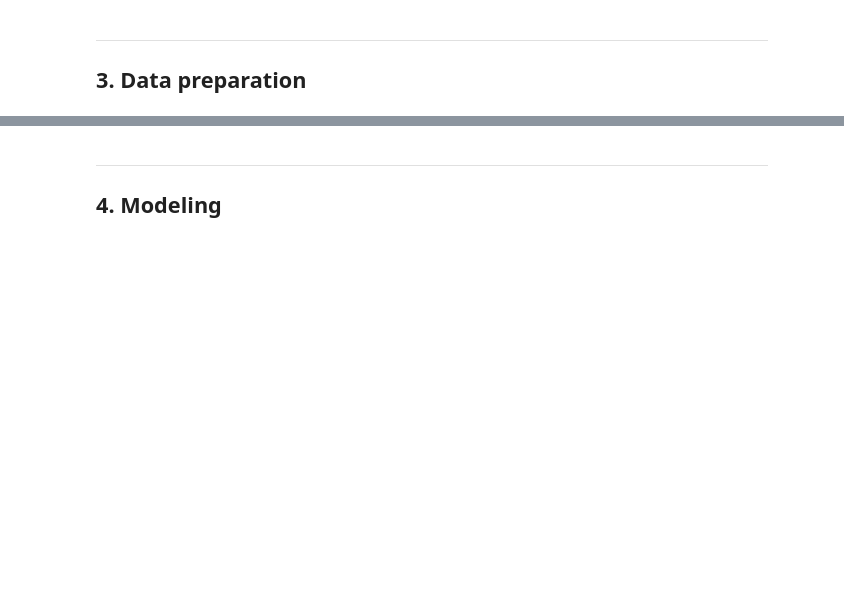
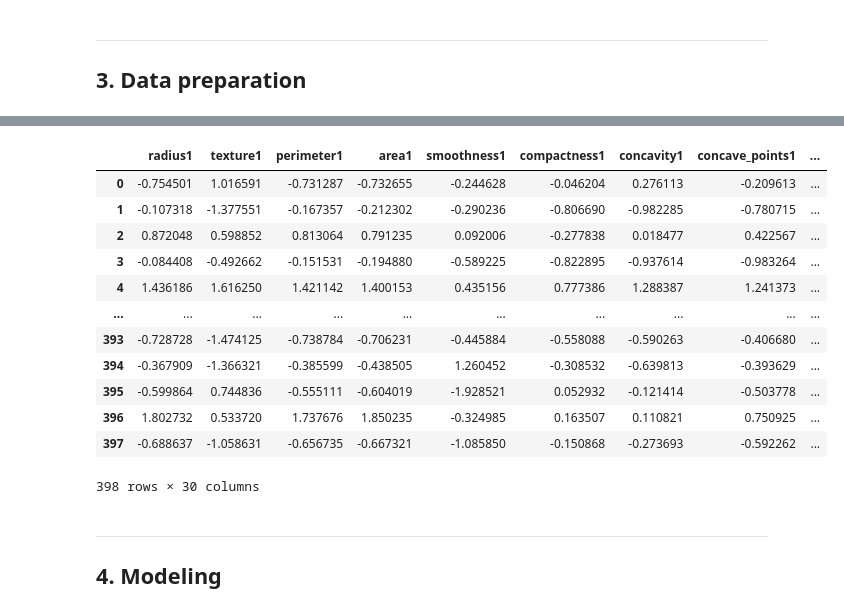
Before and after one commit to mehiis/data-processing-and-machine-learning-metropolia-group7, a Jupyter notebook: assignment-02/Assingment_02.ipynb, the cells around one changed output, grey strips where cells are left out. Saved outputs shown, nothing was run; the diff lists cells and outputs as text; code cells hidden in the pictures; blank space fills up the shorter version.

```diff
--- a/assignment-02/Assingment_02.ipynb
+++ b/assignment-02/Assingment_02.ipynb
@@ -88,0 +98,5 @@ Breast Cancer Wisconsin metadata, that can further describe the nature of the da
+# %%
+scaler = StandardScaler()
+
+X_train_scaled = pd.DataFrame(scaler.fit_transform(X_train), columns=X_train.columns) # preserved column names
+X_test_scaled = pd.DataFrame(scaler.transform(X_test), columns=X_train_scaled.columns) # uses transform() method
@@ -89,3 +121,19 @@ Breast Cancer Wisconsin metadata, that can further describe the nature of the da
+# %%
+X_train_scaled
+# %% [output]
+|  | radius1 | texture1 | perimeter1 | area1 | smoothness1 | compactness1 | concavity1 | concave_points1 | ... |
+| 0 | -0.754501 | 1.016591 | -0.731287 | -0.732655 | -0.244628 | -0.046204 | 0.276113 | -0.209613 | ... |
+| 1 | -0.107318 | -1.377551 | -0.167357 | -0.212302 | -0.290236 | -0.806690 | -0.982285 | -0.780715 | ... |
+| 2 | 0.872048 | 0.598852 | 0.813064 | 0.791235 | 0.092006 | -0.277838 | 0.018477 | 0.422567 | ... |
+| 3 | -0.084408 | -0.492662 | -0.151531 | -0.194880 | -0.589225 | -0.822895 | -0.937614 | -0.983264 | ... |
+| 4 | 1.436186 | 1.616250 | 1.421142 | 1.400153 | 0.435156 | 0.777386 | 1.288387 | 1.241373 | ... |
+| ... | ... | ... | ... | ... | ... | ... | ... | ... | ... |
+| 393 | -0.728728 | -1.474125 | -0.738784 | -0.706231 | -0.445884 | -0.558088 | -0.590263 | -0.406680 | ... |
+| 394 | -0.367909 | -1.366321 | -0.385599 | -0.438505 | 1.260452 | -0.308532 | -0.639813 | -0.393629 | ... |
+| 395 | -0.599864 | 0.744836 | -0.555111 | -0.604019 | -1.928521 | 0.052932 | -0.121414 | -0.503778 | ... |
+| 396 | 1.802732 | 0.533720 | 1.737676 | 1.850235 | -0.324985 | 0.163507 | 0.110821 | 0.750925 | ... |
+| 397 | -0.688637 | -1.058631 | -0.656735 | -0.667321 | -1.085850 | -0.150868 | -0.273693 | -0.592262 | ... |
+398 rows × 30 columns
 # %% [markdown]
 ---
 <h2>4. Modeling</h2>
```
Also changed, not shown: parts of 6 cells of this notebook.
